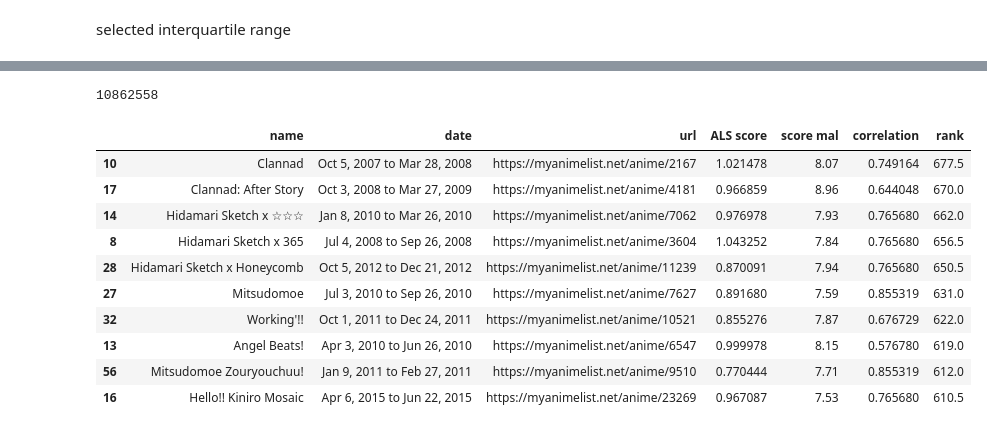
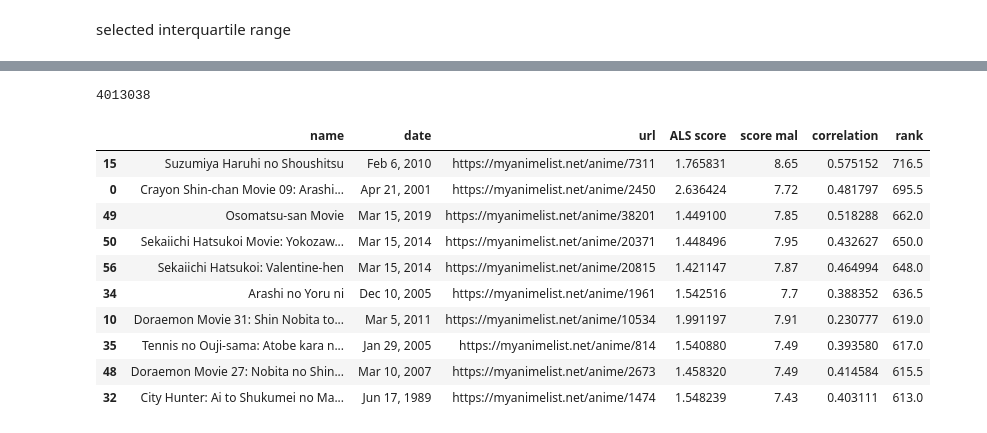
Before and after one commit to ksn38/mal-recommender, a Jupyter notebook: mal-recommender.ipynb, the cells around one changed output, grey strips where cells are left out. Drawn from its saved outputs; the diff is of its cells as text; code cells hidden in the pictures.

```diff
--- a/mal-recommender.ipynb
+++ b/mal-recommender.ipynb
@@ -6,4 +7,11 @@ import re
 %matplotlib inline
+# %%
+genre = ''
+type_anime = 'Movie'
+min_year = 1930
+max_year = 9999
+quartile1 = 0.1
+quartile3 = 0.5
 # %%
 data = pd.read_csv('data/rating_complete.csv')
 print(len(data))
@@ -88,5 +93,15 @@ len(data_train)
+# %%
+anime_ranked = anime[['anime_id', 'Score', 'Popularity']].copy()
+
+if genre in df_genres.columns:
+    selected_genres = list(df_genres.loc[df_genres[genre] == 1].index)
+
+    data_train = data_train.loc[data_train['anime_id'].isin(selected_genres)]
+    my_animelist = my_animelist.loc[my_animelist['anime_id'].isin(selected_genres)]
+    anime_ranked = anime_ranked.loc[anime_ranked['anime_id'].isin(selected_genres)]
+    print(len(data_train))
 # %%
-my_type = anime.loc[anime['Type'] == 'TV']['anime_id'].values.tolist()
+my_type = anime.loc[anime['Type'] == type_anime]['anime_id'].values.tolist()
 data_train = data_train.loc[data_train['anime_id'].isin(my_type)]
 len(data_train)
 # %% [output]
@@ -139,8 +154,8 @@ plt.show()
 # %% [markdown]
 selected interquartile range
 # %%
-Q1 = user_rating['rating_rank'].quantile(0.1)
-Q3 = user_rating['rating_rank'].quantile(0.3)
+Q1 = user_rating['rating_rank'].quantile(quartile1)
+Q3 = user_rating['rating_rank'].quantile(quartile3)
 print(f'Q1={Q1}, Q3={Q3}')
 user_rating_iqr = user_rating.loc[(user_rating['rating_rank'] < Q3) & (user_rating['rating_rank'] > Q1)]
 user_list = user_rating_iqr['user_id'].tolist()
@@ -155,7 +170,7 @@ data_train = data_train.loc[data_train['user_id'].isin(user_list)]
 data_train = pd.concat([data_train, my_animelist], ignore_index=True)
 len(data_train)
 # %% [output]
-10862558
+4013038
 # %%
 import implicit
 from scipy.sparse import csr_matrix
@@ -223,18 +238,18 @@ def rec_final(rec):
         df = df.sort_values('rank', ascending=False)
     return df
 # %%
-rec_final(anime_id).to_html('ALS recommendations.html', encoding='utf-8', index=False, render_links=True)
+rec_final(anime_id).to_html(f'{genre} {type_anime} ALS recommendations {min_year} - {max_year}.html', encoding='utf-8', index=False, render_links=True)
 rec_final(anime_id)[:10]
 # %% [output]
 |  | name | date | url | ALS score | score mal | correlation | rank |
-| 10 | Clannad | Oct 5, 2007 to Mar 28, 2008 | https://myanimelist.net/anime/2167 | 1.021478 | 8.07 | 0.749164 | 677.5 |
-| 17 | Clannad: After Story | Oct 3, 2008 to Mar 27, 2009 | https://myanimelist.net/anime/4181 | 0.966859 | 8.96 | 0.644048 | 670.0 |
-| 14 | Hidamari Sketch x ☆☆☆ | Jan 8, 2010 to Mar 26, 2010 | https://myanimelist.net/anime/7062 | 0.976978 | 7.93 | 0.765680 | 662.0 |
-| 8 | Hidamari Sketch x 365 | Jul 4, 2008 to Sep 26, 2008 | https://myanimelist.net/anime/3604 | 1.043252 | 7.84 | 0.765680 | 656.5 |
-| 28 | Hidamari Sketch x Honeycomb | Oct 5, 2012 to Dec 21, 2012 | https://myanimelist.net/anime/11239 | 0.870091 | 7.94 | 0.765680 | 650.5 |
-| 27 | Mitsudomoe | Jul 3, 2010 to Sep 26, 2010 | https://myanimelist.net/anime/7627 | 0.891680 | 7.59 | 0.855319 | 631.0 |
-| 32 | Working'!! | Oct 1, 2011 to Dec 24, 2011 | https://myanimelist.net/anime/10521 | 0.855276 | 7.87 | 0.676729 | 622.0 |
-| 13 | Angel Beats! | Apr 3, 2010 to Jun 26, 2010 | https://myanimelist.net/anime/6547 | 0.999978 | 8.15 | 0.576780 | 619.0 |
-| 56 | Mitsudomoe Zouryouchuu! | Jan 9, 2011 to Feb 27, 2011 | https://myanimelist.net/anime/9510 | 0.770444 | 7.71 | 0.855319 | 612.0 |
-| 16 | Hello!! Kiniro Mosaic | Apr 6, 2015 to Jun 22, 2015 | https://myanimelist.net/anime/23269 | 0.967087 | 7.53 | 0.765680 | 610.5 |
+| 15 | Suzumiya Haruhi no Shoushitsu | Feb 6, 2010 | https://myanimelist.net/anime/7311 | 1.765831 | 8.65 | 0.575152 | 716.5 |
+| 0 | Crayon Shin-chan Movie 09: Arashi... | Apr 21, 2001 | https://myanimelist.net/anime/2450 | 2.636424 | 7.72 | 0.481797 | 695.5 |
+| 49 | Osomatsu-san Movie | Mar 15, 2019 | https://myanimelist.net/anime/38201 | 1.449100 | 7.85 | 0.518288 | 662.0 |
+| 50 | Sekaiichi Hatsukoi Movie: Yokozaw... | Mar 15, 2014 | https://myanimelist.net/anime/20371 | 1.448496 | 7.95 | 0.432627 | 650.0 |
+| 56 | Sekaiichi Hatsukoi: Valentine-hen | Mar 15, 2014 | https://myanimelist.net/anime/20815 | 1.421147 | 7.87 | 0.464994 | 648.0 |
+| 34 | Arashi no Yoru ni | Dec 10, 2005 | https://myanimelist.net/anime/1961 | 1.542516 | 7.7 | 0.388352 | 636.5 |
+| 10 | Doraemon Movie 31: Shin Nobita to... | Mar 5, 2011 | https://myanimelist.net/anime/10534 | 1.991197 | 7.91 | 0.230777 | 619.0 |
+| 35 | Tennis no Ouji-sama: Atobe kara n... | Jan 29, 2005 | https://myanimelist.net/anime/814 | 1.540880 | 7.49 | 0.393580 | 617.0 |
+| 48 | Doraemon Movie 27: Nobita no Shin... | Mar 10, 2007 | https://myanimelist.net/anime/2673 | 1.458320 | 7.49 | 0.414584 | 615.5 |
+| 32 | City Hunter: Ai to Shukumei no Ma... | Jun 17, 1989 | https://myanimelist.net/anime/1474 | 1.548239 | 7.43 | 0.403111 | 613.0 |
 # %%
```
Also changed, not shown: parts of 12 cells of this notebook, 1 other file.
